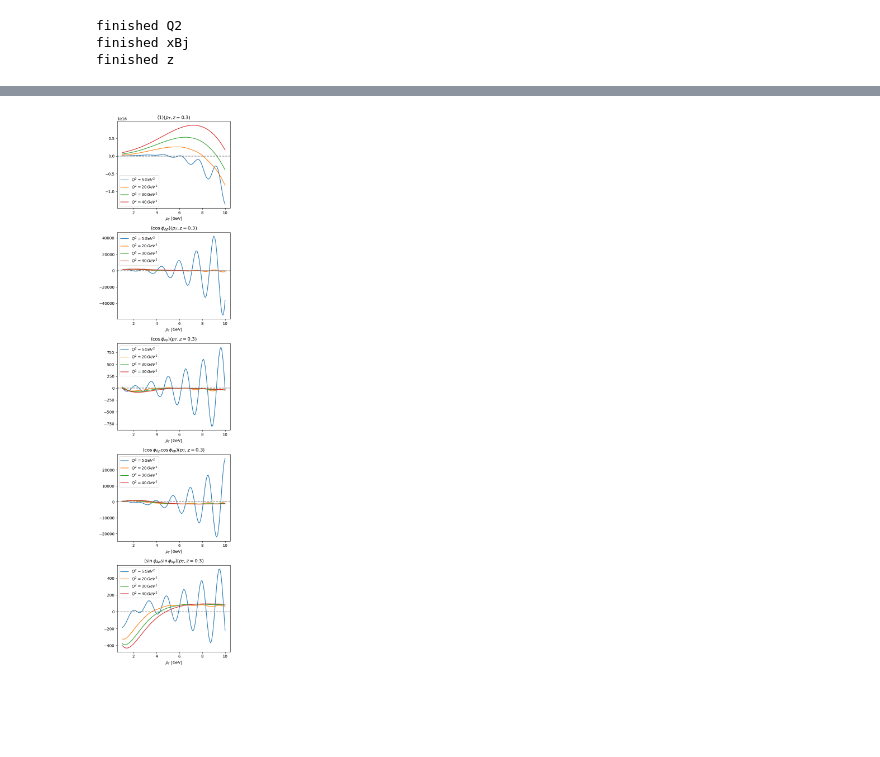
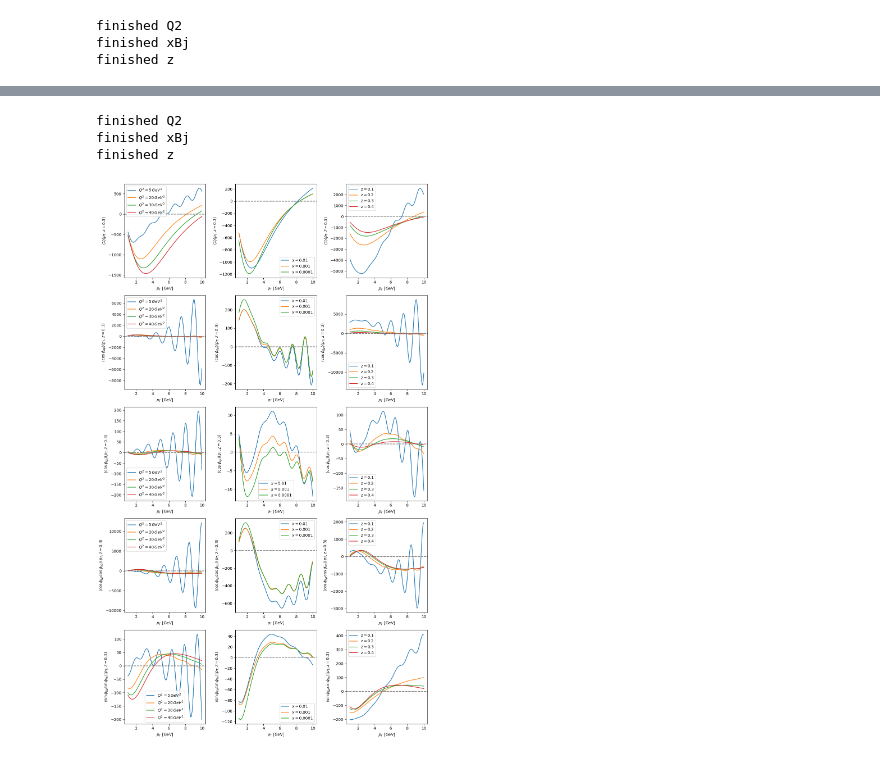
Before and after one commit to brandonmanley/dijet_DSA, a Jupyter notebook: bmanley/DSA_testing.ipynb, the cells around one changed output, grey strips where cells are left out. Cells and saved outputs as stored; diff of their text form; code cells hidden in the pictures; blank space fills up the shorter version.

```diff
--- a/bmanley/DSA_testing.ipynb
+++ b/bmanley/DSA_testing.ipynb
@@ -270,7 +209,7 @@ def A_TT(pT, Q, z, xBj):
     s = (Q**2)/xBj
     prefactor = -(alpha_em*Zfsq*(Nc**2)*(Q**2)*z*(1-z))/(2*(np.pi**4)*s)
 
-    return prefactor*((1 - 2*z)**2)*Q_11 + 2*(z**2 + (1-z)**2)*G2_11
+    return prefactor*(((1 - 2*z)**2)*Q_11 + 2*(z**2 + (1-z)**2)*G2_11)*N_11
 
 def B_TT(pT, Q, z, xBj):
 
@@ -506,44 +433,59 @@ def amom(p, Q, z, x, y, func='1'):
 
     return num/denom
 
+pT_values = np.linspace(1, 10, 100)
 
-amoms = {ia: [[amom(ipT, Q2, test_z, 0.0001, test_y, ia) for ipT in pT_values] for Q2 in [np.sqrt(5), np.sqrt(20), np.sqrt(30), np.sqrt(40)]] for ia in ['1', 'cosphi', 'cospsi', 'coscos', 'sinsin']}
+# vary Q2, xBj, z
+Qs = [np.sqrt(5), np.sqrt(20), np.sqrt(30), np.sqrt(40)]
+xBjs = [0.01, 0.001, 0.0001]
+zs = [0.1, 0.2, 0.3, 0.4]
+moms = ['1', 'cosphi', 'cospsi', 'coscos', 'sinsin']
+
+moms_varied_data = {}
+moms_varied_data['Q2'] = {func: [[amom(pT, Q, zs[-1], xBjs[0], test_y, func=func) for pT in pT_values] for Q in Qs] for func in moms}
+print('finished Q2')
+moms_varied_data['xBj'] = {func: [[amom(pT, Qs[1], zs[-1], xBj, test_y, func=func) for pT in pT_values] for xBj in xBjs] for func in moms}
+print('finished xBj')
+moms_varied_data['z'] = {func: [[amom(pT, Qs[-1], z, xBjs[0], test_y, func=func) for pT in pT_values] for z in zs] for func in moms}
+print('finished z')
+# %% [output]
+finished Q2
+finished xBj
+finished z
 # %%
 # plot azimuthal moments
 
-fig, axes = plt.subplots(5, 1, figsize=(5, 20))
+fig, axes = plt.subplots(5, 3, figsize=(12, 20))
+titles = [fr'$\langle {it} \rangle (p_T, z={test_z})$' for it in ['1', '\\cos\\phi_{\\Delta p}', '\\cos\\phi_{k p}', '\\cos\\phi_{\\Delta p} \\cos\\phi_{k p}', '\\sin \\phi_{\\Delta p} \\sin \\phi_{k p}']]
 
-for iQ, Q in enumerate([5, 20, 30, 40]):
-    axes[0].plot(pT_values, amoms['1'][iQ], label = fr'$Q^2={Q}\,GeV^2$')
-    axes[1].plot(pT_values, amoms['cosphi'][iQ], label = fr'$Q^2={Q}\,GeV^2$')
-    axes[2].plot(pT_values, amoms['cospsi'][iQ], label = fr'$Q^2={Q}\,GeV^2$')
-    axes[3].plot(pT_values, amoms['coscos'][iQ], label = fr'$Q^2={Q}\,GeV^2$')
-    axes[4].plot(pT_values, amoms['sinsin'][iQ], label = fr'$Q^2={Q}\,GeV^2$')
+for idist, dist in enumerate(moms):
+    axes[idist,0].set_ylabel(dist)
 
-titles = [fr'$\langle {it} \rangle (p_T, z={test_z})$' for it in ['1', '\\cos\\phi_{\\Delta p}', '\\cos\\phi_{k p}', '\\cos\\phi_{\\Delta p} \\cos\\phi_{k p}', '\\sin \\phi_{\\Delta p} \\sin \\phi_{k p}']]
-for i in range(5):
-    axes[i].axhline(y=0, color='grey', linestyle='--')
-    axes[i].set_xlabel(r'$p_{T}$ [GeV]')
-    axes[i].set_title(titles[i])
-    axes[i].legend()
-    # axes[i].semilogy()
+    for iQ, Q in enumerate(Qs):
+        axes[idist,0].plot(pT_values, moms_varied_data['Q2'][dist][iQ], label = fr'$Q^2={round(Q**2)}\,GeV^2$')
+        axes[idist,0].legend()
+        axes[idist,0].axhline(y=0, color='grey', linestyle='--')
+        axes[idist,0].set_xlabel(r'$p_T$ [GeV]')
+        # axes[idist,0].semilogy()
+        axes[idist,0].set_ylabel(titles[idist])
 
-# axes[1].plot(pT_values, test_cos[0], label = fr'$Q^2=20\,GeV^2$')
-# axes[1].plot(pT_values, test_cos[1], label = fr'$Q^2=30\,GeV^2$')
-# axes[1].plot(pT_values, test_cos[2], label = fr'$Q^2=40\,GeV^2$')
-# axes[1].axhline(y=0, color='grey', linestyle='--')
-# axes[1].set_xlabel(r'$p_{T}$ [GeV]')
-# axes[1].set_title(fr'$\langle \cos (\phi_{{p \Delta}}) \rangle (p_T, z={test_z})$')
-# axes[1].legend()
-# # axes[1].semilogy()
+    for ixBj, xBj in enumerate(xBjs):
+        axes[idist,1].plot(pT_values, moms_varied_data['xBj'][dist][ixBj], label = fr'$x={xBj}$')
+        axes[idist,1].legend()
+        axes[idist,1].axhline(y=0, color='grey', linestyle='--')
+        axes[idist,1].set_xlabel(r'$p_T$ [GeV]')
+        # axes[idist,1].semilogy()
+        axes[idist,1].set_ylabel(titles[idist])
 
+    for iz, z in enumerate(zs):
+        axes[idist,2].plot(pT_values, moms_varied_data['z'][dist][iz], label = fr'$z={z}$')
+        axes[idist,2].legend()
+        axes[idist,2].axhline(y=0, color='grey', linestyle='--')
+        axes[idist,2].set_xlabel(r'$p_T$ [GeV]')
+        # axes[idist,2].semilogy()
+        axes[idist,2].set_ylabel(titles[idist])
 
-# # plt.plot(pT_values, N_pTs[1], label = "Q, a,b = 1,0")
-# # plt.plot(pT_values, N_pTs[2], label = "a,b = 0,1")
-# # plt.plot(pT_values, N_pTs[3], label = "a,b = 1,1")
-# # plt.legend()
-# plt.axhline(y=0, color='grey', linestyle='--')
 plt.tight_layout()
 plt.show()
 # %% [output]
-[figure, old version]
+[figure, new version]
```
Also changed, not shown: parts of 13 cells of this notebook, 10 other files.
